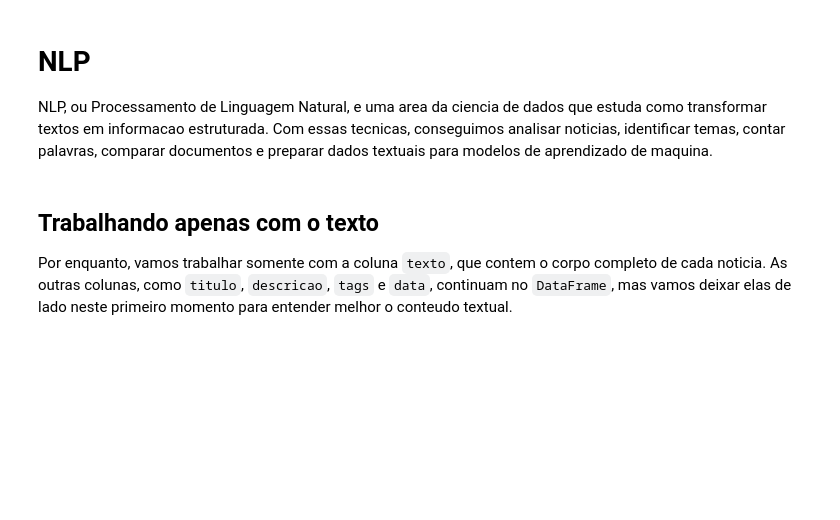
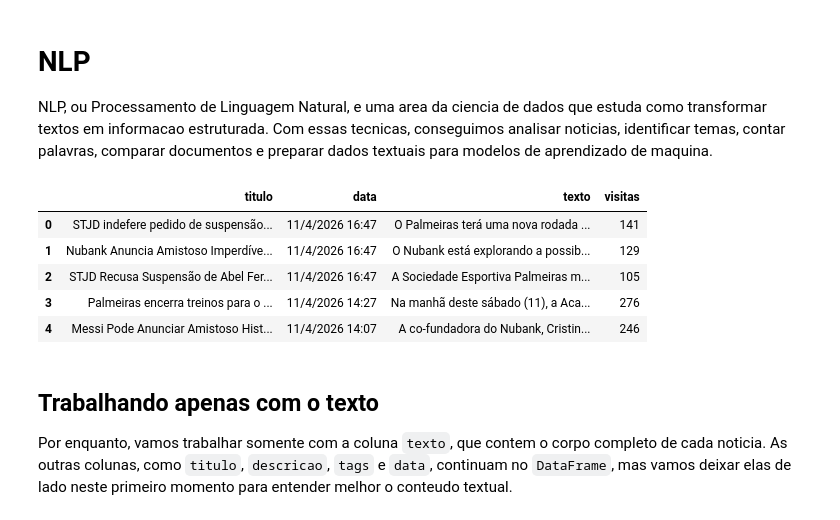
Before and after one commit to Giloca9/perspectiva-dados, a Jupyter notebook: PLN/Codigo_PLN.ipynb, the cells around one changed output. Cells and saved outputs as stored; diff of their text form; code cells hidden in the pictures; blank space fills up the shorter version.

```diff
--- a/PLN/Codigo_PLN.ipynb
+++ b/PLN/Codigo_PLN.ipynb
@@ -5,10 +5,19 @@ NLP, ou Processamento de Linguagem Natural, e uma area da ciencia de dados que e
 # %%
 import pandas as pd
 
 df = pd.read_csv("../Webscraping/data/noticias_palmeiras (1).csv", sep = ";")
 df.head()
 
 df['texto'] = df['texto'].astype(str)
+
+df.head(5)
+# %% [output]
+|  | titulo | data | texto | visitas |
+| 0 | STJD indefere pedido de suspensão... | 11/4/2026 16:47 | O Palmeiras terá uma nova rodada ... | 141 |
+| 1 | Nubank Anuncia Amistoso Imperdíve... | 11/4/2026 16:47 | O Nubank está explorando a possib... | 129 |
+| 2 | STJD Recusa Suspensão de Abel Fer... | 11/4/2026 16:47 | A Sociedade Esportiva Palmeiras m... | 105 |
+| 3 | Palmeiras encerra treinos para o ... | 11/4/2026 14:27 | Na manhã deste sábado (11), a Aca... | 276 |
+| 4 | Messi Pode Anunciar Amistoso Hist... | 11/4/2026 14:07 | A co-fundadora do Nubank, Cristin... | 246 |
 # %% [markdown]
 ## Trabalhando apenas com o texto
 
```
Also changed, not shown: parts of 6 cells of this notebook.
